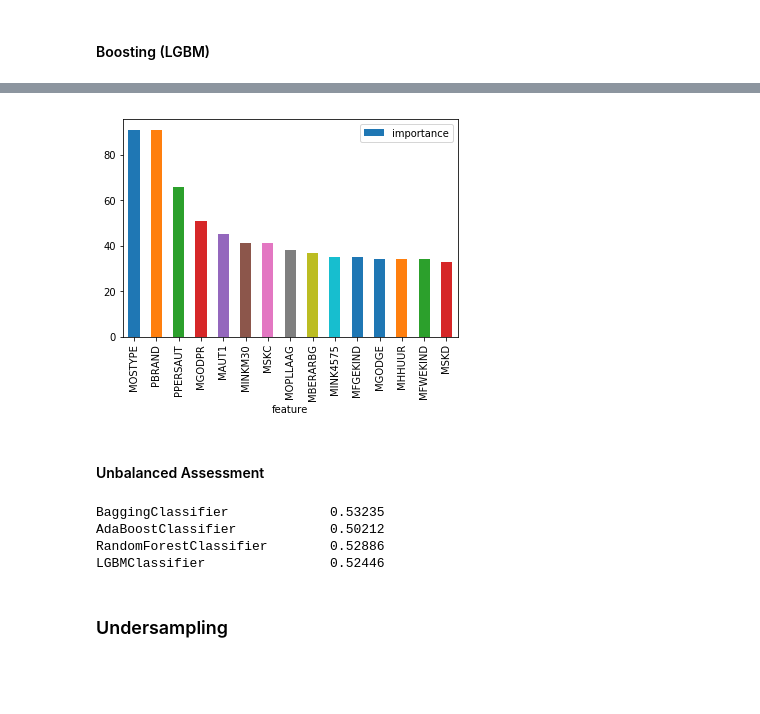
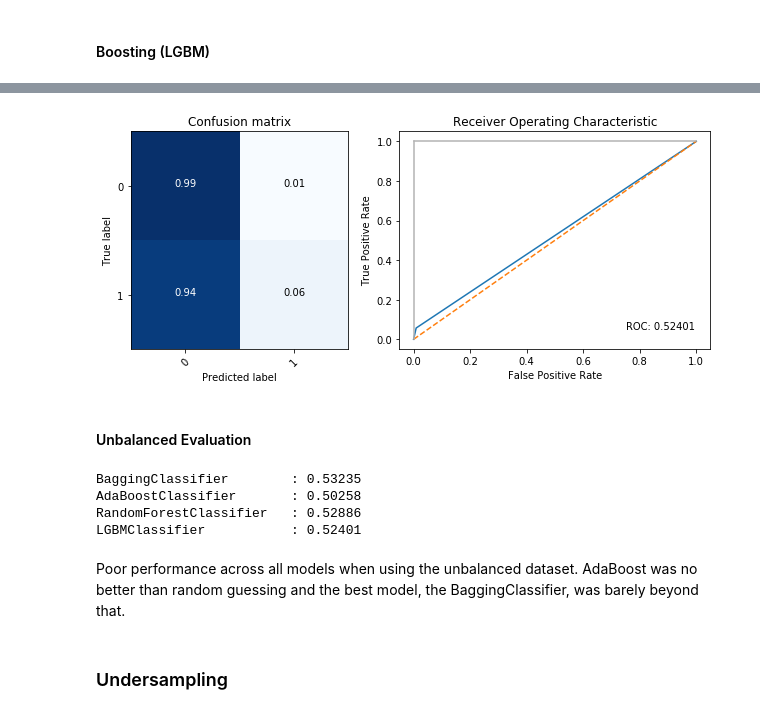
Before and after one commit to Rypo/notebooks, a Jupyter notebook: 5_unbalanced_bag_boost_rf.ipynb, the cells around one changed output, grey strips where cells are left out. Saved outputs shown, nothing was run; the diff lists cells and outputs as text; code cells hidden in the pictures; blank space fills up the shorter version.

```diff
--- a/5_unbalanced_bag_boost_rf.ipynb
+++ b/5_unbalanced_bag_boost_rf.ipynb
@@ -380,9 +347,2 @@ feat_imps(X_train, rfc_unbal, plot=True)
 # %% [markdown]
 #### Boosting (LGBM)
-# %%
-lgbm_unbal = lgbm.fit(X_train,y_train)
-preds = lgbm_unbal.predict(X_test)
-
-fig,axes = plt.subplots(1,2, figsize=(9,4))
-plot_confusion_matrix(y_test, preds, [0,1], normalize=True, cf_report=True, ax=axes[0])
-plot_roc(y_test, preds, ax=axes[1])
@@ -399,6 +349,6 @@ weighted avg       0.90      0.94      0.91      1165
-# %%
-feat_imps(X_train, lgbm_unbal, plot=True)
-# %% [output]
-[figure, removed]
+# %%
+lgbm_unbal = plot_cmroc(y_val, lgbm.fit(X_train, y_train).predict(X_val))
+# %% [output]
+[figure, added]
 # %% [markdown]
-#### Unbalanced Assessment
+#### Unbalanced Evaluation
@@ -407,11 +355,15 @@ unbal_models = [bc_unbal, ada_unbal, rfc_unbal, lgbm_unbal]
-# %%
-for model in unbal_models:
-    print('{:30s}{:.5f}'.format(str(model).split('(')[0], roc_auc_score(y_test, model.predict(X_test))))
-# %% [output]
-BaggingClassifier             0.53235
-AdaBoostClassifier            0.50212
-RandomForestClassifier        0.52886
-LGBMClassifier                0.52446
+# %%
+unbal_scores = [bc_unbal, ada_unbal, rfc_unbal, lgbm_unbal]
+
+for model, score in zip(models, unbal_scores):
+    print('{:25s}: {:.5f}'.format(model.__class__.__name__, score))
+# %% [output]
+BaggingClassifier        : 0.53235
+AdaBoostClassifier       : 0.50258
+RandomForestClassifier   : 0.52886
+LGBMClassifier           : 0.52401
+# %% [markdown]
+Poor performance across all models when using the unbalanced dataset. AdaBoost was no better than random guessing and the best model, the BaggingClassifier, was barely beyond that.
 # %% [markdown]
 ### Undersampling
 # %% [markdown]
```
Also changed, not shown: parts of 95 cells of this notebook, 4 other files.
